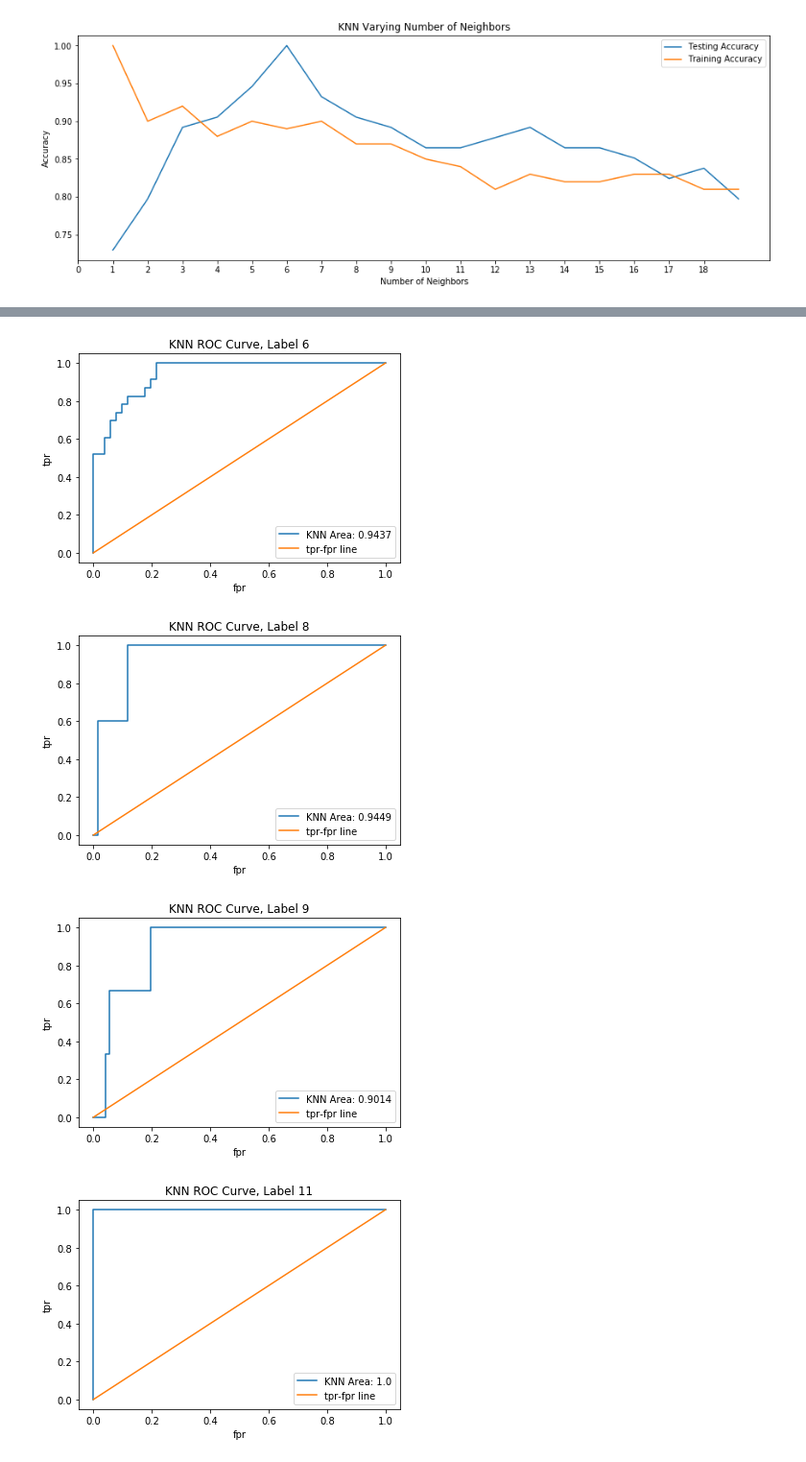
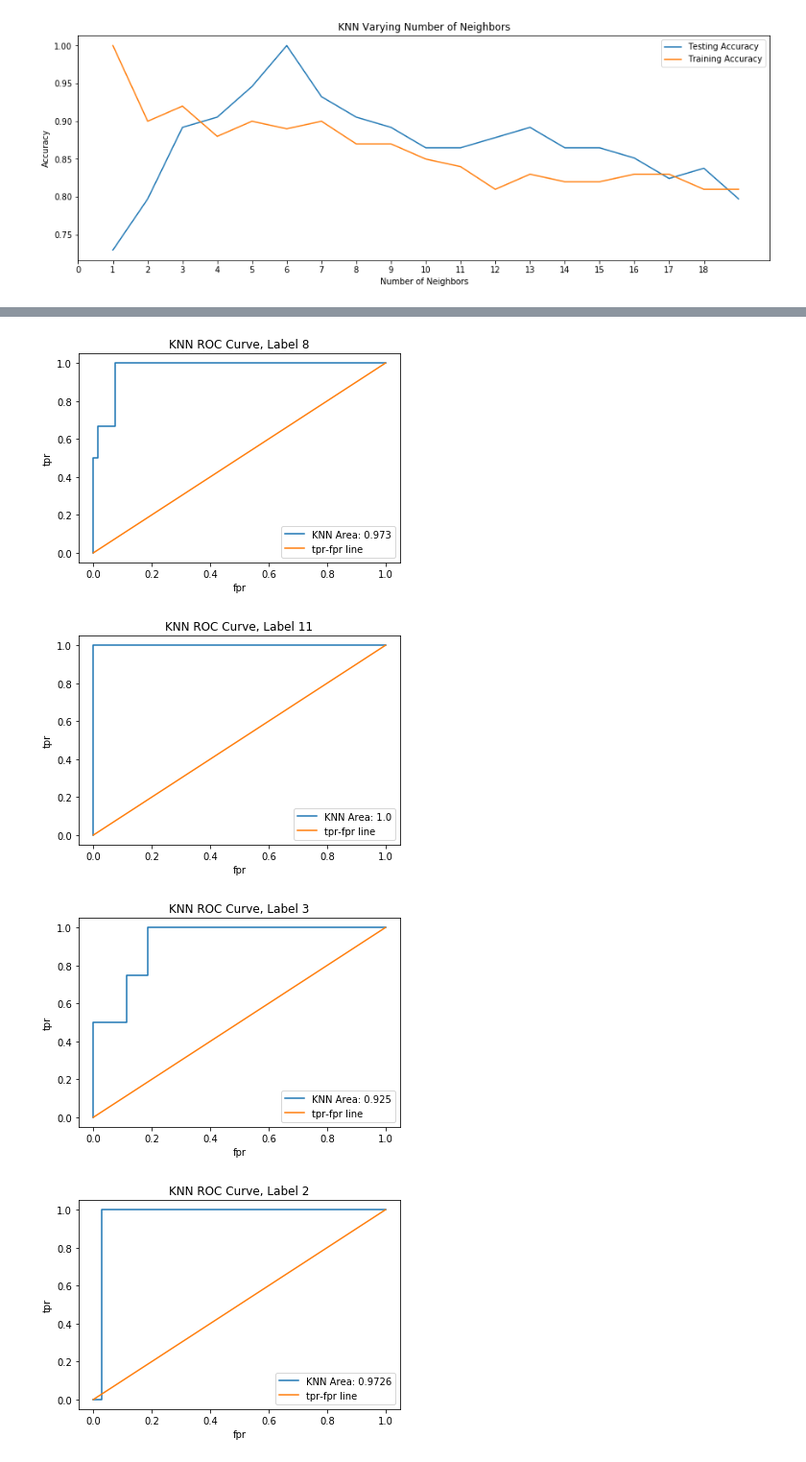
Before and after one commit to bnonni/ML_Project, a Jupyter notebook: Bryan/1P/MClassROCTest.ipynb, the cells around one changed output, grey strips where cells are left out. Shown: that part at 96% size. Saved outputs shown, nothing was run; the diff lists cells and outputs as text; code cells hidden in the pictures.

```diff
--- a/Bryan/1P/MClassROCTest.ipynb
+++ b/Bryan/1P/MClassROCTest.ipynb
@@ -111,7 +141,7 @@ def calcMultiClassROCAUC(X_train, y_train, X_test, y_test, **kwargs):
     n_classes = y_train_bin.shape[1]
     y_test_bin = label_binarize(y_test, classes=labels)
 
-    clf = OneVsRestClassifier(OneVsRestClassifier(SVC(kernel='linear', probability=True, random_state=0)))
+    clf = OneVsRestClassifier(OneVsRestClassifier(SVC(kernel='sigmoid', probability=True, random_state=0)))
     y_score = clf.fit(X_train, y_train_bin).decision_function(X_test)
 
     fpr = dict()
@@ -140,8 +170,6 @@ def calcMultiClassROCAUC(X_train, y_train, X_test, y_test, **kwargs):
         plt.legend()
         plt.show()
 # %%
-labels = [1,2,3,4,5,6,8,9,11]
-
 calcMultiClassROCAUC(X_train2_cmp, y_train2, X_test2_cmp, y_test2, model='KNN', tuner='k',\
- tuner_val=n_neighbors2, labels=labels, dec=False)
+ tuner_val=n_neighbors2, labels=labels1, dec=False)
 # %% [output]
@@ -153,6 +181,6 @@ calcMultiClassROCAUC(X_train2_cmp, y_train2, X_test2_cmp, y_test2, model='KNN',
-[figure, old version]
+[figure, new version]
-[figure, old version]
+[figure, new version]
-[figure, old version]
+[figure, new version]
-[figure, old version]
+[figure, new version]
 # %%
 ## PLACEHOLDER FOR SVM DS4
```
Also changed, not shown: parts of 14 cells of this notebook, 5 other files.
